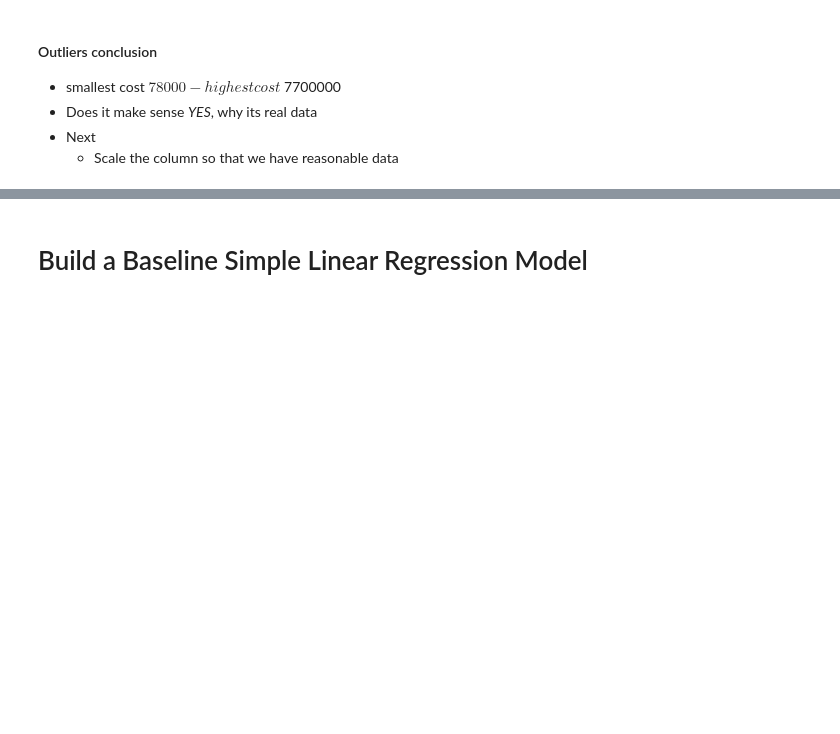
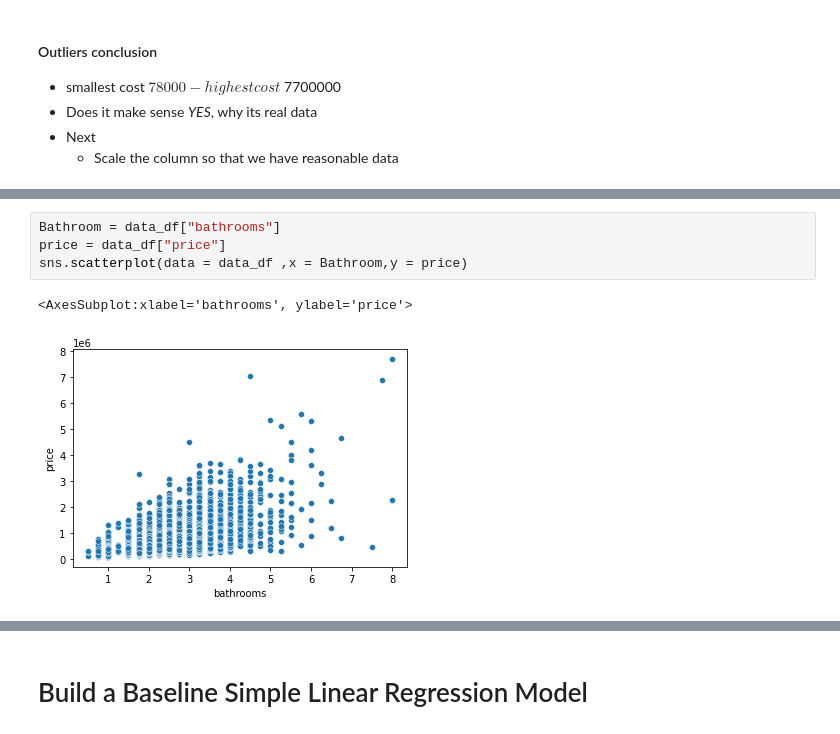
Before and after one commit to Lawez/phase-2-project-group, a Jupyter notebook: student.ipynb, the cells around one changed output, grey strips where cells are left out. Drawn from its saved outputs; the diff is of its cells as text; blank space fills up the shorter version.

```diff
--- a/student.ipynb
+++ b/student.ipynb
@@ -471,0 +508,7 @@ Name: price, Length: 21597, dtype: float64
+# %%
+Bathroom = data_df["bathrooms"]
+price = data_df["price"]
+sns.scatterplot(data = data_df ,x = Bathroom,y = price)
+# %% [output]
+<AxesSubplot:xlabel='bathrooms', ylabel='price'>
+[figure, added]
```
Also changed, not shown: parts of 14 cells of this notebook.
